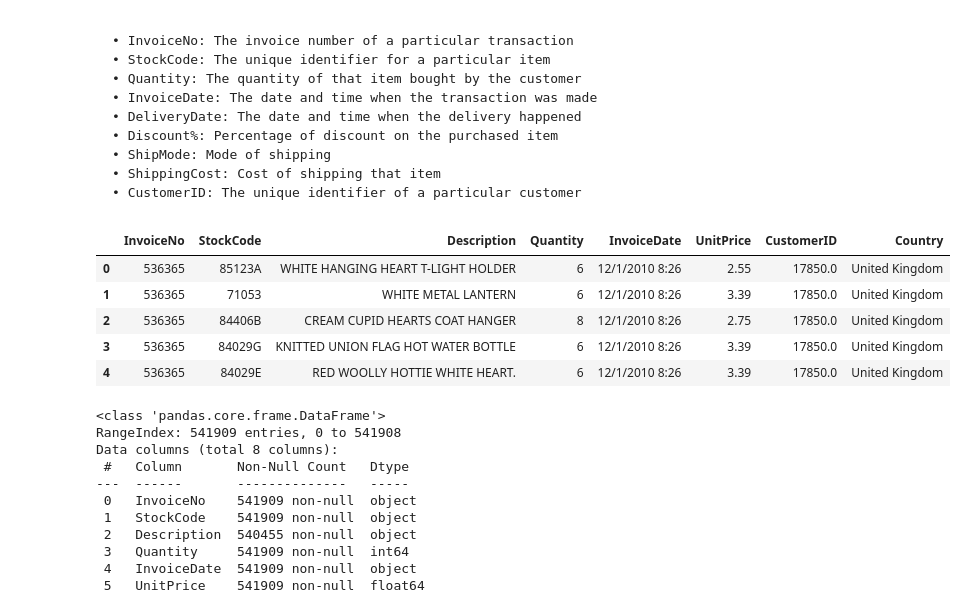
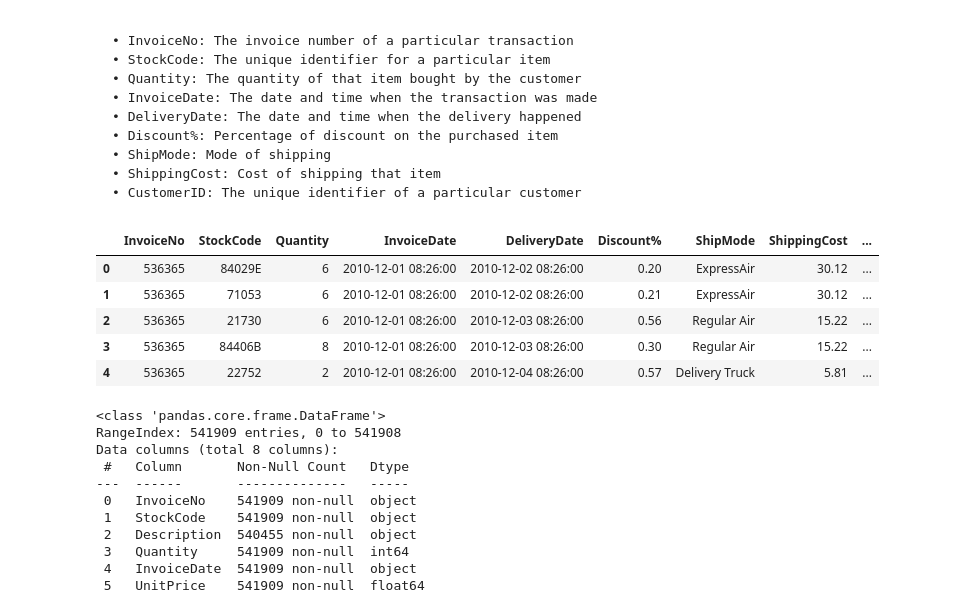
Before and after one commit to LeonardoSMSoares/Recommender-Systems-with-Python, a Jupyter notebook: Applied Recommender Systems with Python/Ch5 - Collaborative Filtering Part 2.ipynb, the cells around one changed output. Saved outputs shown, nothing was run; the diff lists cells and outputs as text; code cells hidden in the pictures.

```diff
--- a/Applied Recommender Systems with Python/Ch5 - Collaborative Filtering Part 2.ipynb
+++ b/Applied Recommender Systems with Python/Ch5 - Collaborative Filtering Part 2.ipynb
@@ -56,17 +56,17 @@ The following is the data dictionary for the dataset; it has nine features (colu
     • CustomerID: The unique identifier of a particular customer
 # %%
 #read csv data
-df = pd.read_csv('data/data.csv',encoding= 'unicode_escape')
+df = pd.read_excel('data/Rec_sys_data.xlsx')
 
 #view first 5 rows
 df.head()
 # %% [output]
-|  | InvoiceNo | StockCode | Description | Quantity | InvoiceDate | UnitPrice | CustomerID | Country |
-| 0 | 536365 | 85123A | WHITE HANGING HEART T-LIGHT HOLDER | 6 | 12/1/2010 8:26 | 2.55 | 17850.0 | United Kingdom |
-| 1 | 536365 | 71053 | WHITE METAL LANTERN | 6 | 12/1/2010 8:26 | 3.39 | 17850.0 | United Kingdom |
-| 2 | 536365 | 84406B | CREAM CUPID HEARTS COAT HANGER | 8 | 12/1/2010 8:26 | 2.75 | 17850.0 | United Kingdom |
-| 3 | 536365 | 84029G | KNITTED UNION FLAG HOT WATER BOTTLE | 6 | 12/1/2010 8:26 | 3.39 | 17850.0 | United Kingdom |
-| 4 | 536365 | 84029E | RED WOOLLY HOTTIE WHITE HEART. | 6 | 12/1/2010 8:26 | 3.39 | 17850.0 | United Kingdom |
+|  | InvoiceNo | StockCode | Quantity | InvoiceDate | DeliveryDate | Discount% | ShipMode | ShippingCost | ... |
+| 0 | 536365 | 84029E | 6 | 2010-12-01 08:26:00 | 2010-12-02 08:26:00 | 0.20 | ExpressAir | 30.12 | ... |
+| 1 | 536365 | 71053 | 6 | 2010-12-01 08:26:00 | 2010-12-02 08:26:00 | 0.21 | ExpressAir | 30.12 | ... |
+| 2 | 536365 | 21730 | 6 | 2010-12-01 08:26:00 | 2010-12-03 08:26:00 | 0.56 | Regular Air | 15.22 | ... |
+| 3 | 536365 | 84406B | 8 | 2010-12-01 08:26:00 | 2010-12-03 08:26:00 | 0.30 | Regular Air | 15.22 | ... |
+| 4 | 536365 | 22752 | 2 | 2010-12-01 08:26:00 | 2010-12-04 08:26:00 | 0.57 | Delivery Truck | 5.81 | ... |
 # %%
 df.info()
 # %% [output]
```
